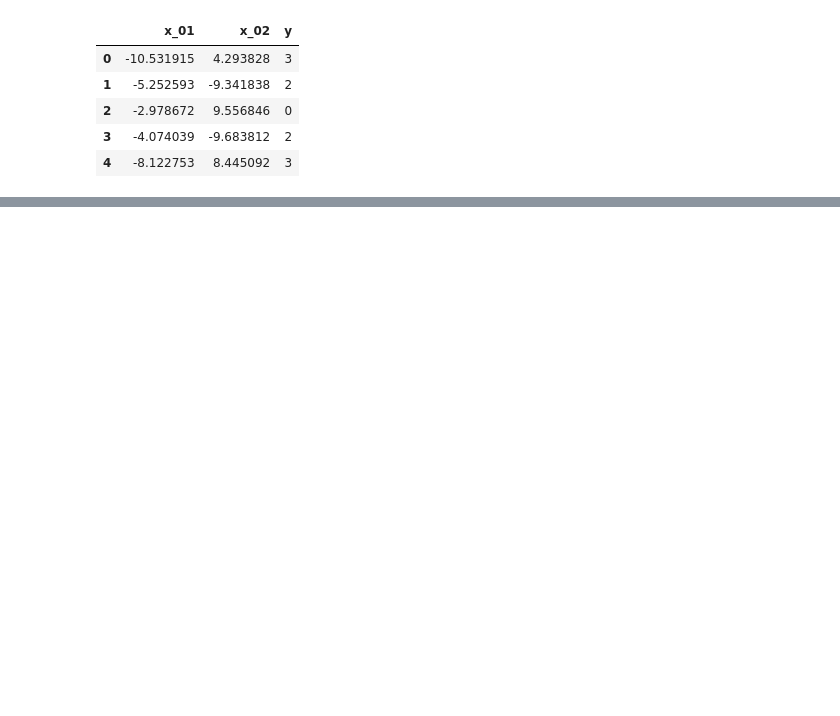
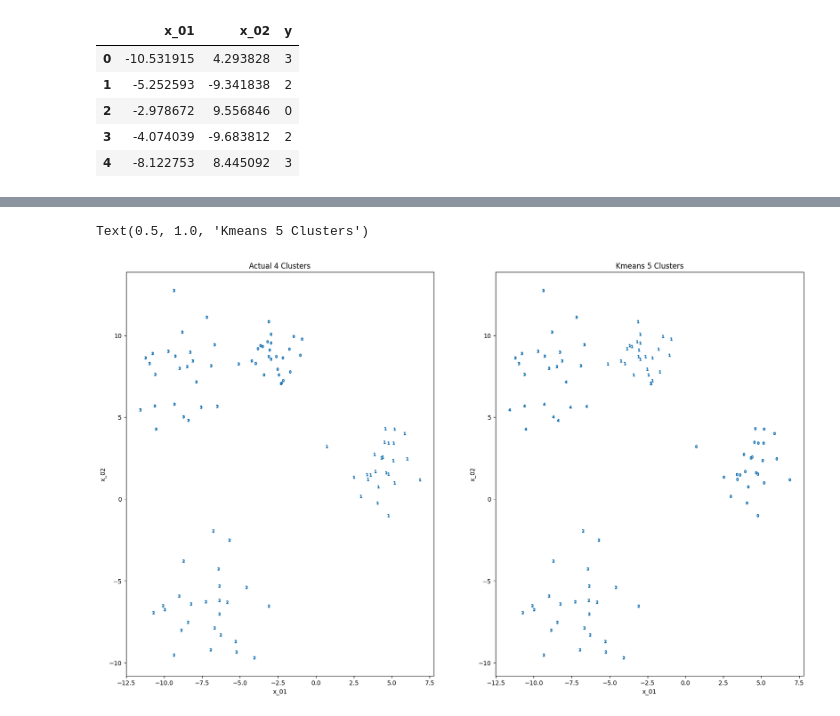
Before and after one commit to paolovf123/HDI-clasification-with-clustering, a Jupyter notebook: cluster_01.ipynb, the cells around one changed output, grey strips where cells are left out. Saved outputs shown, nothing was run; the diff lists cells and outputs as text; code cells hidden in the pictures; blank space fills up the shorter version.

```diff
--- a/cluster_01.ipynb
+++ b/cluster_01.ipynb
@@ -42,0 +57,16 @@ SyntaxError: f-string: invalid syntax. Perhaps you forgot a comma? (1649217324.p
+# %%
+kmeans = KMeans(n_clusters=5, random_state=7)
+# %%
+y_pred = kmeans.fit_predict(x)
+# %%
+y_pred = kmeans.fit_predict(x)
+# %%
+fig, axs = plt.subplots(1,2, figsize=(20,12))
+plot_2d_clusters(x,y,axs[0])
+plot_2d_clusters(x,y_pred,axs[1])
+
+axs[0].set_title(f'Actual {axs[0].get_title()}')
+axs[1].set_title(f'Kmeans {axs[1].get_title()}')
+# %% [output]
+Text(0.5, 1.0, 'Kmeans 5 Clusters')
+[figure, added]
```
Also changed, not shown: parts of 4 cells of this notebook, 1 other file.
